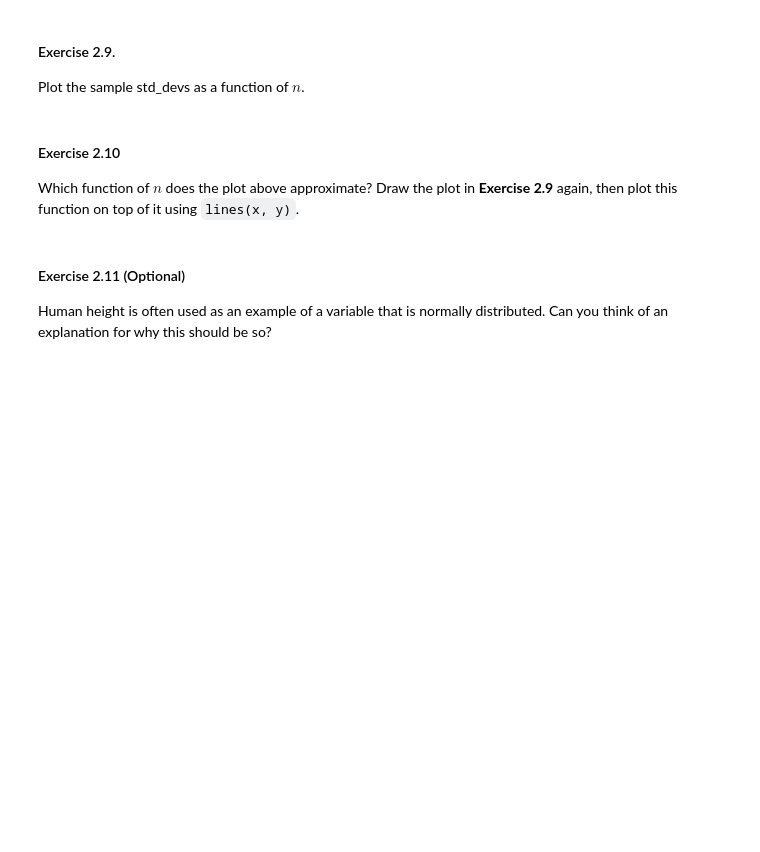
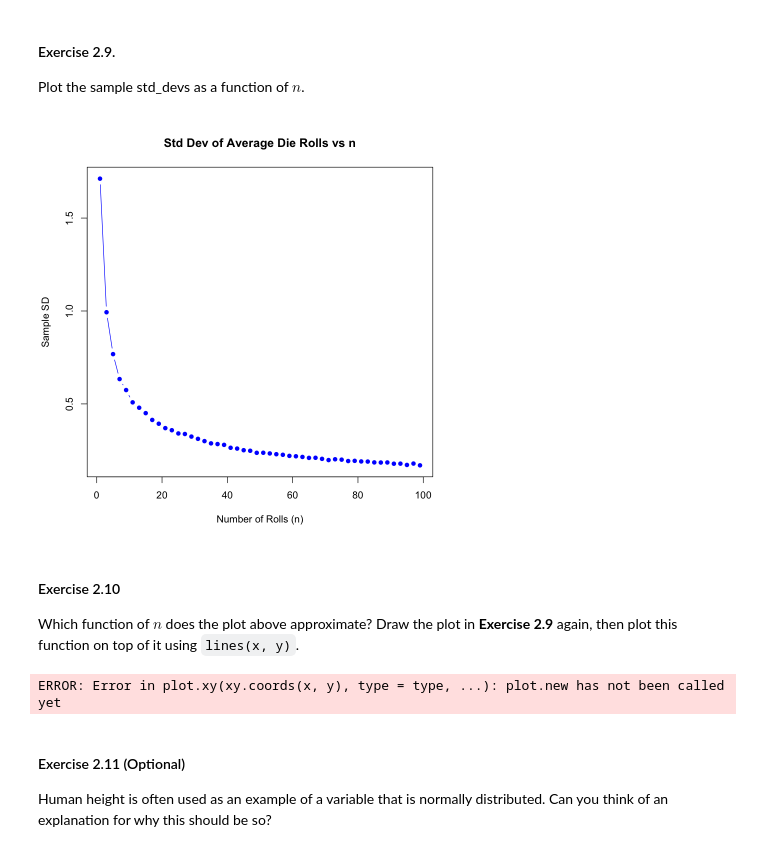
Before and after one commit to zhekunz/cogsup-prog, a Jupyter notebook: Week-12/Exercises/Intro-R.ipynb, the cells around one changed output. Cells and saved outputs as stored; diff of their text form; code cells hidden in the pictures; blank space fills up the shorter version.

```diff
--- a/Week-12/Exercises/Intro-R.ipynb
+++ b/Week-12/Exercises/Intro-R.ipynb
@@ -200,3 +332,12 @@ die_sd
 We have already seen that the average of a large number of RVs will be normally distributed with mean $\mu$. Let's check also check that the standard deviation of this normal distribution is equal to $\frac{\sigma}{n}$. Earlier, we simulated $n=100$ die-rolling events at a time, got the average of the 100 values obtained. We were able to visualize this normal distribution because we repeated this process many times (1000). We're now interested in its standard deviation. Write a function called `sd_mean_die_rolls` that does the following:
 1. Generates $n$ rolls of a fair six-sided die 1,000 times.
 2. Returns the standard deviation of this **sample**.
+# %%
+sd_mean_die_rolls <- function(n_rolls) {
+  set.seed(123)
+  avg_rolls <- replicate(1000, mean(replicate(n_rolls, roll_die())))
+  sd(avg_rolls)
+}
+
+# Test example
+sd_mean_die_rolls(100)
@@ -204,12 +347,27 @@ We have already seen that the average of a large number of RVs will be normally
 #### Exercise 2.8.
 Create an integer-valued vector with values from 1 to 100 (inclusive) in increments of 2 and sweep your `sd_mean_die_rolls` function through it.
 - Hint: Use `sapply`
+# %%
+n_vec <- seq(1, 100, by=2)
+sample_sds <- sapply(n_vec, sd_mean_die_rolls)
 # %% [markdown]
 #### Exercise 2.9.
 Plot the sample std_devs as a function of $n$.
+# %%
+plot(n_vec, sample_sds, type="b", col="blue", pch=16,
+     main="Std Dev of Average Die Rolls vs n",
+     xlab="Number of Rolls (n)", ylab="Sample SD")
+# %% [output]
+[figure, added]
 # %% [markdown]
 #### Exercise 2.10
 Which function of $n$ does the plot above approximate? Draw the plot in **Exercise 2.9** again, then plot this function on top of it using `lines(x, y)`.
+# %%
+lines(n_vec, die_sd/sqrt(n_vec), col="red", lwd=2)
+legend("topright", legend=c("Simulated SD", "Theoretical σ/√n"),
+       col=c("blue","red"), lty=c(1,1), pch=c(16,NA), lwd=c(1,2))
+# %% [output]
+ERROR: Error in plot.xy(xy.coords(x, y), type = type, ...): plot.new has not been called yet
 # %% [markdown]
 #### Exercise 2.11 (Optional)
 Human height is often used as an example of a variable that is normally distributed. Can you think of an explanation for why this should be so?
```
Also changed, not shown: parts of 35 cells of this notebook, 2 other files.
